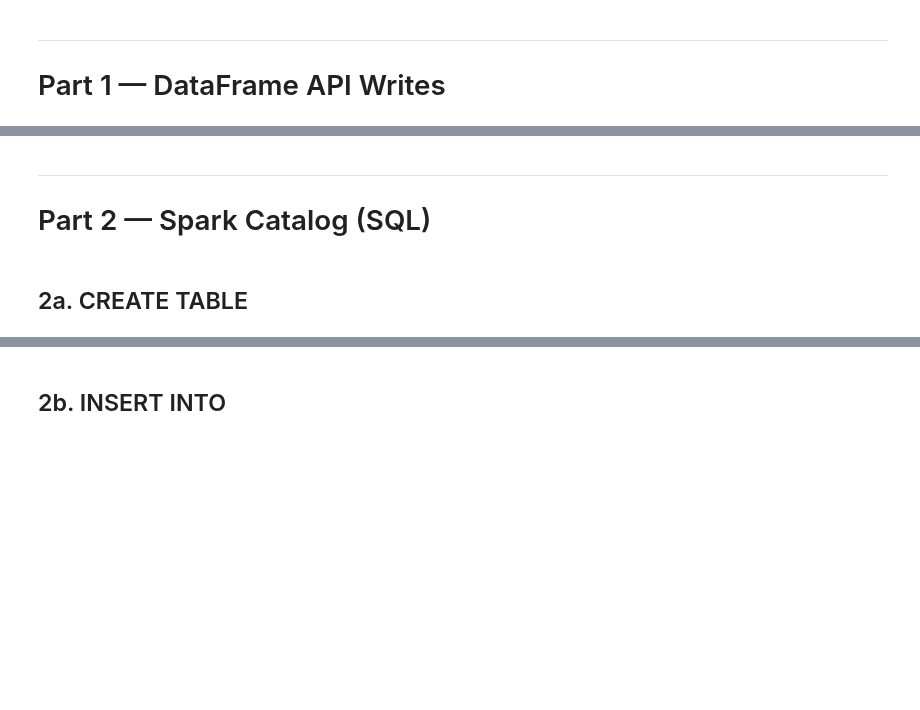
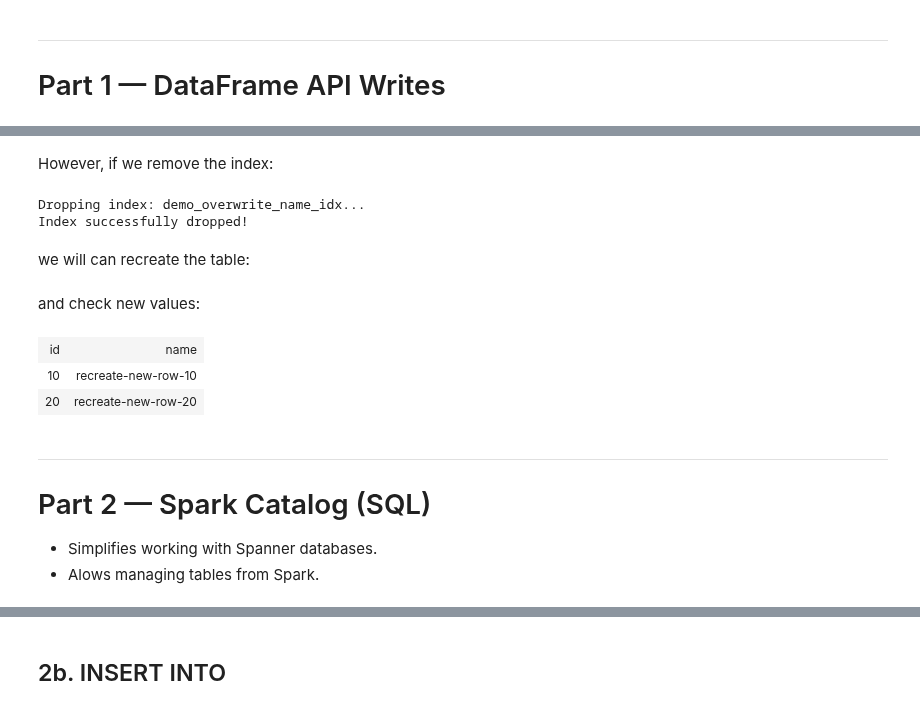
Before and after one commit to GoogleCloudDataproc/spark-spanner-connector, a Jupyter notebook: examples/demo/dataproc_write_demo.ipynb, the cells around one changed output, grey strips where cells are left out. Drawn from its saved outputs; the diff is of its cells as text; code cells hidden in the pictures; blank space fills up the shorter version.

```diff
--- a/examples/demo/dataproc_write_demo.ipynb
+++ b/examples/demo/dataproc_write_demo.ipynb
@@ -145,0 +301,17 @@ SELECT * FROM spanner.demo_overwrite ORDER BY id
+# %% [markdown]
+However, if we remove the index:
+# %%
+ddl_statement = f"DROP INDEX {index_name}"
+
+print(f"Dropping index: {index_name}...")
+
+# Submit the operation and wait for it to finish
+operation = database.update_ddl([ddl_statement])
+operation.result(timeout=300)
+
+print("Index successfully dropped!")
+# %% [output]
+Dropping index: demo_overwrite_name_idx...
+Index successfully dropped!
+# %% [markdown]
+we will can recreate the table:
@@ -146,6 +325,16 @@ SELECT * FROM spanner.demo_overwrite ORDER BY id
+# %% [markdown]
+and check new values:
+# %%
+%%sparksql
+SELECT * FROM spanner.demo_overwrite ORDER BY id
+# %% [output]
+| id | name |
+| 10 | recreate-new-row-10 |
+| 20 | recreate-new-row-20 |
 # %% [markdown]
 ---
 # Part 2 — Spark Catalog (SQL)
+
+- Simplifies working with Spanner databases.
+- Alows managing tables from Spark.
-# %% [markdown]
-## 2a. CREATE TABLE
 # %%
```
Also changed, not shown: parts of 75 cells of this notebook, 2 other files.
